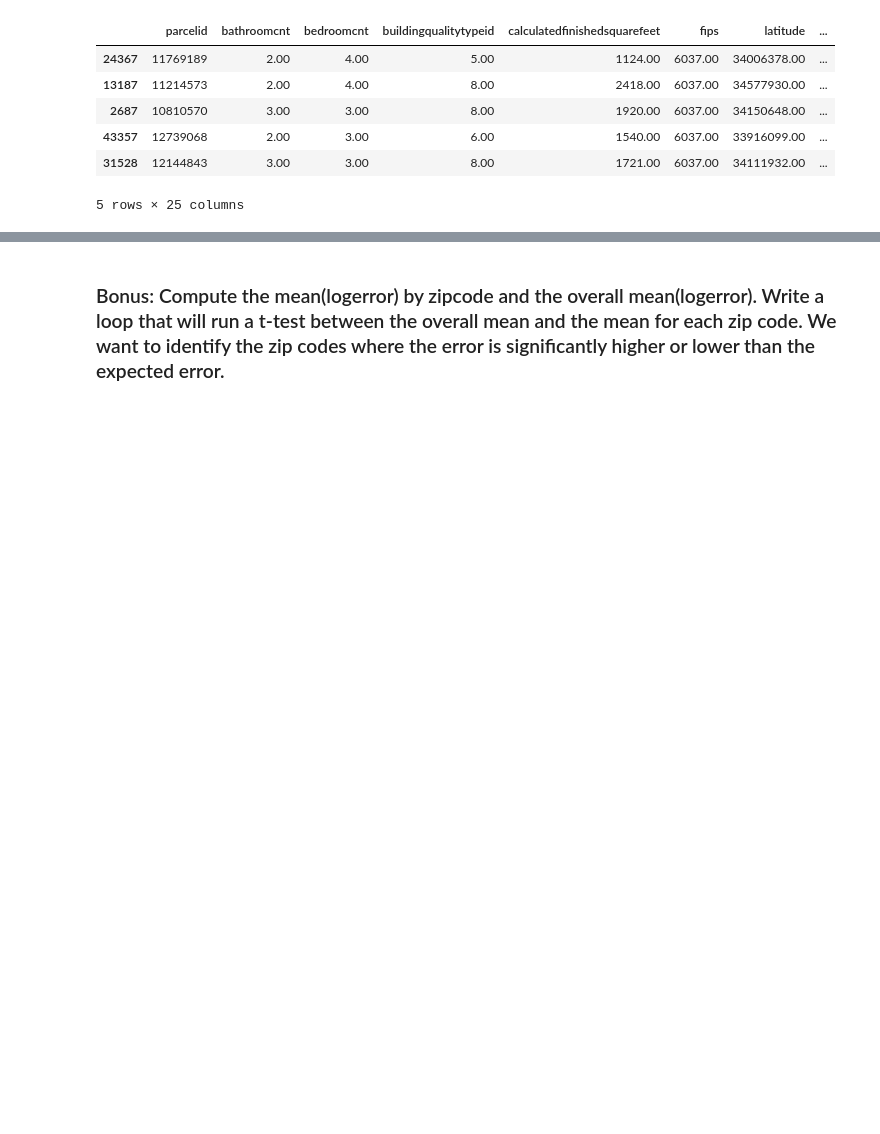
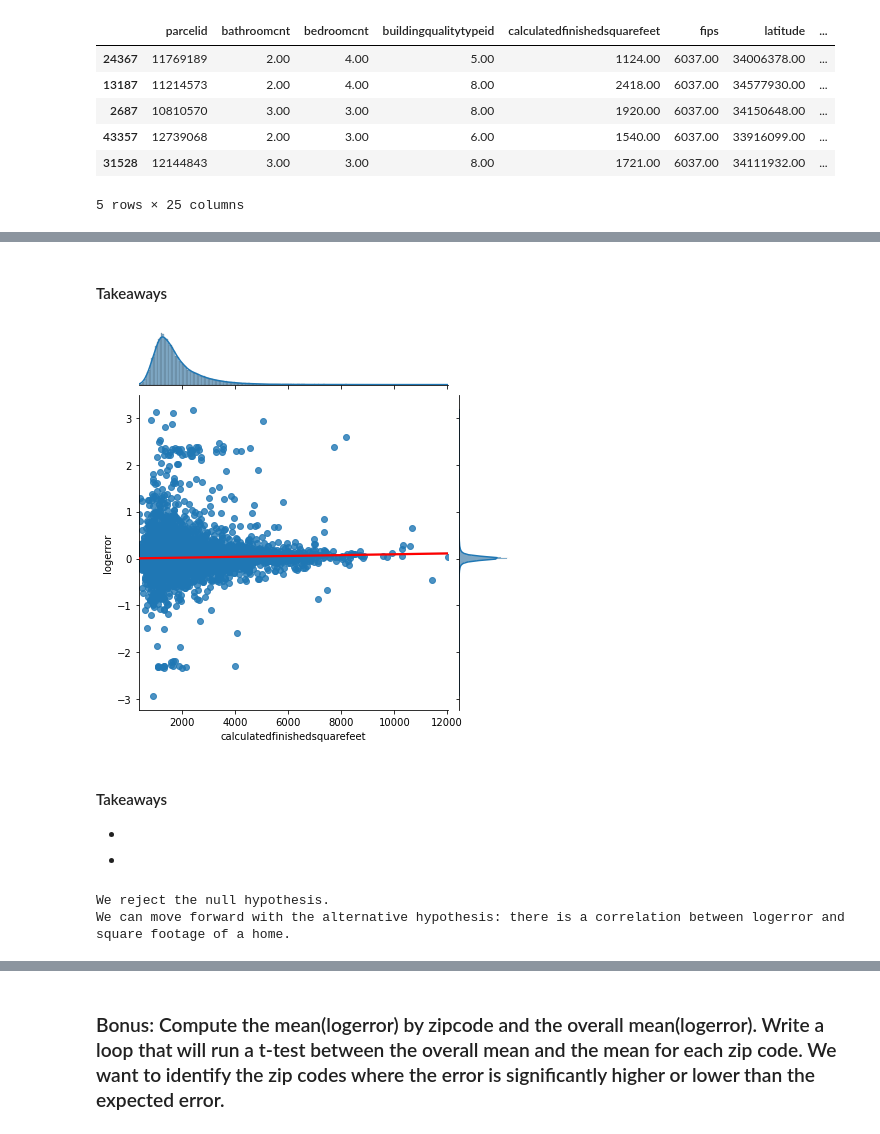
Before and after one commit to aliciag92/clustering-exercises, a Jupyter notebook: explore_zillow.ipynb, the cells around one changed output, grey strips where cells are left out. Saved outputs shown, nothing was run; the diff lists cells and outputs as text; code cells hidden in the pictures; blank space fills up the shorter version.

```diff
--- a/explore_zillow.ipynb
+++ b/explore_zillow.ipynb
@@ -147,0 +203,33 @@ def Min_Max_Scaler(X_train, X_validate, X_test):
+# %% [markdown]
+#### Takeaways
+# %%
+g = sns.jointplot(x="calculatedfinishedsquarefeet", y="logerror", data=train, kind='reg')
+regline = g.ax_joint.get_lines()[0]
+regline.set_color('red')
+regline.set_zorder(5)
+# %% [output]
+[figure, added]
+# %% [markdown]
+#### Takeaways
+-
+-
+# %%
+#Correlation Test: logerror and square feet
+null_hypothesis = "there is no correlation between logerror and square footage of a home."
+alternative_hypothesis = "there is a correlation between logerror and square footage of a home."
+confidence_level = .95
+alpha = 1 - confidence_level
+
+#Use pearsonr function
+corr, p = stats.pearsonr(train.logerror, train.calculatedfinishedsquarefeet)
+
+
+if p < alpha:
+    print("We reject the null hypothesis.")
+    print("We can move forward with the alternative hypothesis:", alternative_hypothesis)
+else:
+    print("We fail to reject the null hypothesis")
+    print("Not enough evidence to support", alternative_hypothesis)
+# %% [output]
+We reject the null hypothesis.
+We can move forward with the alternative hypothesis: there is a correlation between logerror and square footage of a home.
```
Also changed, not shown: parts of 33 cells of this notebook.
